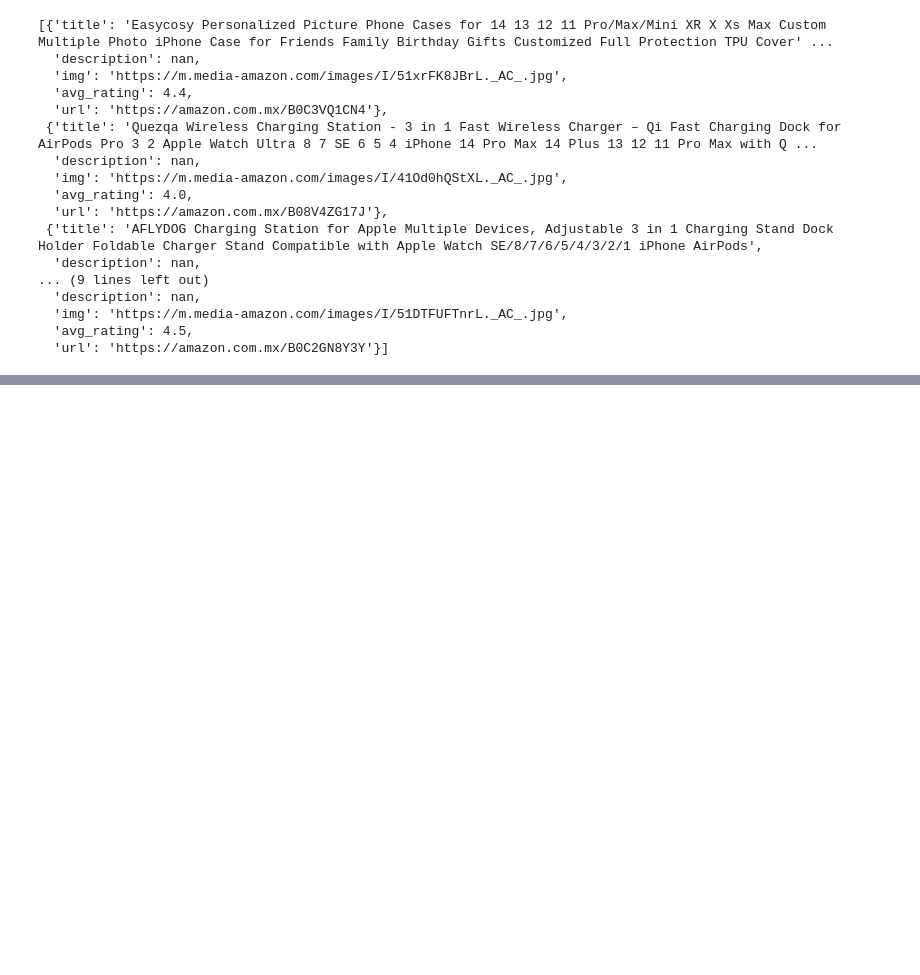
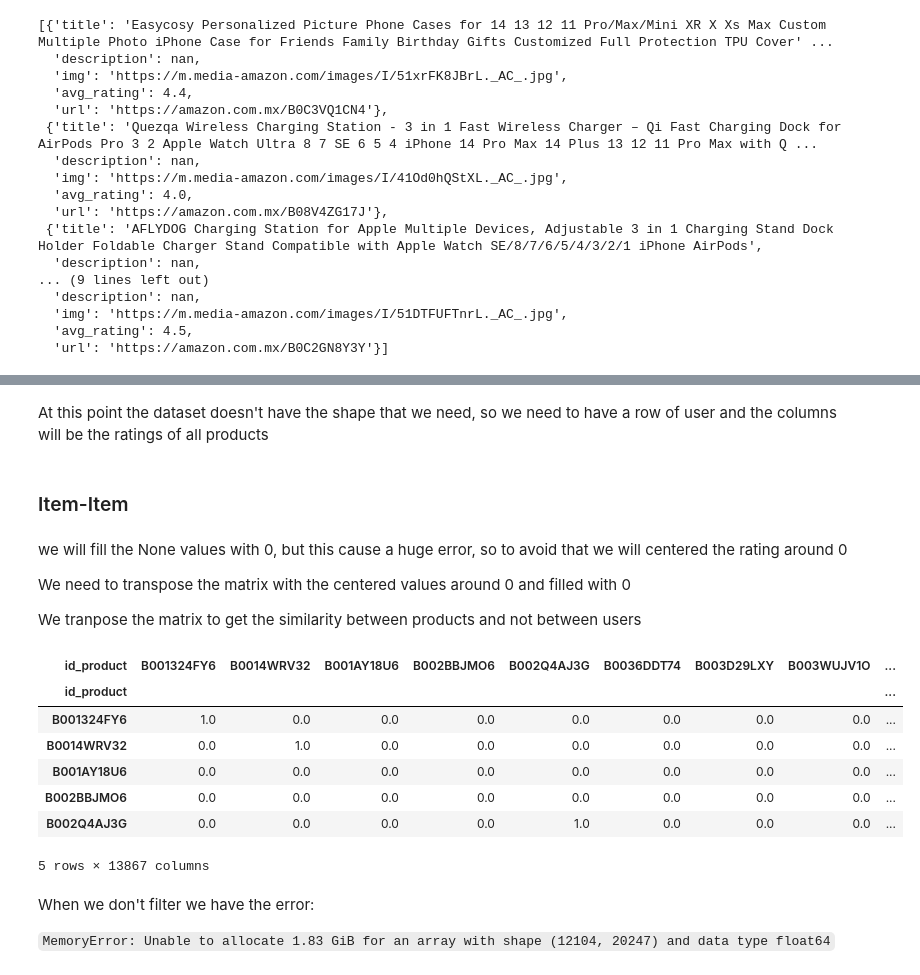
Before and after one commit to Aleksei115/Recommender-Engines, a Jupyter notebook: main.ipynb, the cells around one changed output, grey strips where cells are left out. Cells and saved outputs as stored; diff of their text form; code cells hidden in the pictures; blank space fills up the shorter version.

```diff
--- a/main.ipynb
+++ b/main.ipynb
@@ -386,0 +450,67 @@ return_array_user_profile
+# %% [markdown]
+At this point the dataset doesn't have the shape that we need, so we need to have a row of user and the columns will be the ratings of all products
+# %%
+import pandas as pd
+import numpy as np
+from scipy.sparse import csr_matrix
+from scipy.sparse import coo_matrix
+
+reviews_df_cp = reviews_df.copy()
+
+#We only have users that bought more than 10 products
+filtered_reviews = reviews_df_cp.groupby(['id_user']).count()
+filtered_reviews = filtered_reviews.sort_values(['rating'],ascending=False)
+
+filtered_users = filtered_reviews[filtered_reviews['rating'] > 2].index.values
+
+reviews_df_cp = reviews_df_cp.set_index('id_user')
+
+filtered_df_reviews = reviews_df_cp.loc[filtered_users]
+
+filtered_df_reviews.reset_index(inplace=True)
+
+filtered_df_reviews = filtered_df_reviews.groupby(['id_user', 'id_product']).agg({'rating':'first'}).reset_index()
+# %% [markdown]
+### Item-Item
+# %% [markdown]
+
+
+we will fill the None values with 0, but this cause a huge error, so to avoid that we will centered the rating around 0
+
+
+We need to transpose the matrix with the centered values around 0 and filled with 0
+
+We tranpose the matrix to get the similarity between products and not between users
+# %%
+#Now we have our pivot table with the index as the users and the columns as the products, the values are the ratings
+filtered_df_reviews_pivot = filtered_df_reviews.pivot(values='rating',index='id_user',columns='id_product')
+
+#Centered values around 0
+avg_ratings = filtered_df_reviews_pivot.mean(axis=1)
+user_ratings_pivot = filtered_df_reviews_pivot.sub(avg_ratings, axis=0)
+
+#Fill missing values
+user_ratings_pivot.fillna(0,inplace=True)
+
+
+#Transpose to items rating per user
+items_ratings_pivot = user_ratings_pivot.T
+
+#Calculate cosine similarity to all products
+similarities = cosine_similarity(items_ratings_pivot)
+
+cosine_similarity_df = pd.DataFrame(similarities,index=items_ratings_pivot.index,columns=items_ratings_pivot.index)
+cosine_similarity_df.head()
+# %% [output]
+| id_product | B001324FY6 | B0014WRV32 | B001AY18U6 | B002BBJMO6 | B002Q4AJ3G | B0036DDT74 | B003D29LXY | B003WUJV1O | ... |
+| id_product |  |  |  |  |  |  |  |  | ... |
+| B001324FY6 | 1.0 | 0.0 | 0.0 | 0.0 | 0.0 | 0.0 | 0.0 | 0.0 | ... |
+| B0014WRV32 | 0.0 | 1.0 | 0.0 | 0.0 | 0.0 | 0.0 | 0.0 | 0.0 | ... |
+| B001AY18U6 | 0.0 | 0.0 | 0.0 | 0.0 | 0.0 | 0.0 | 0.0 | 0.0 | ... |
+| B002BBJMO6 | 0.0 | 0.0 | 0.0 | 0.0 | 0.0 | 0.0 | 0.0 | 0.0 | ... |
+| B002Q4AJ3G | 0.0 | 0.0 | 0.0 | 0.0 | 1.0 | 0.0 | 0.0 | 0.0 | ... |
+5 rows × 13867 columns
+# %% [markdown]
+When we don't filter we have the error:
+
+`MemoryError: Unable to allocate 1.83 GiB for an array with shape (12104, 20247) and data type float64`
```
Also changed, not shown: parts of 59 cells of this notebook, 2 other files.
